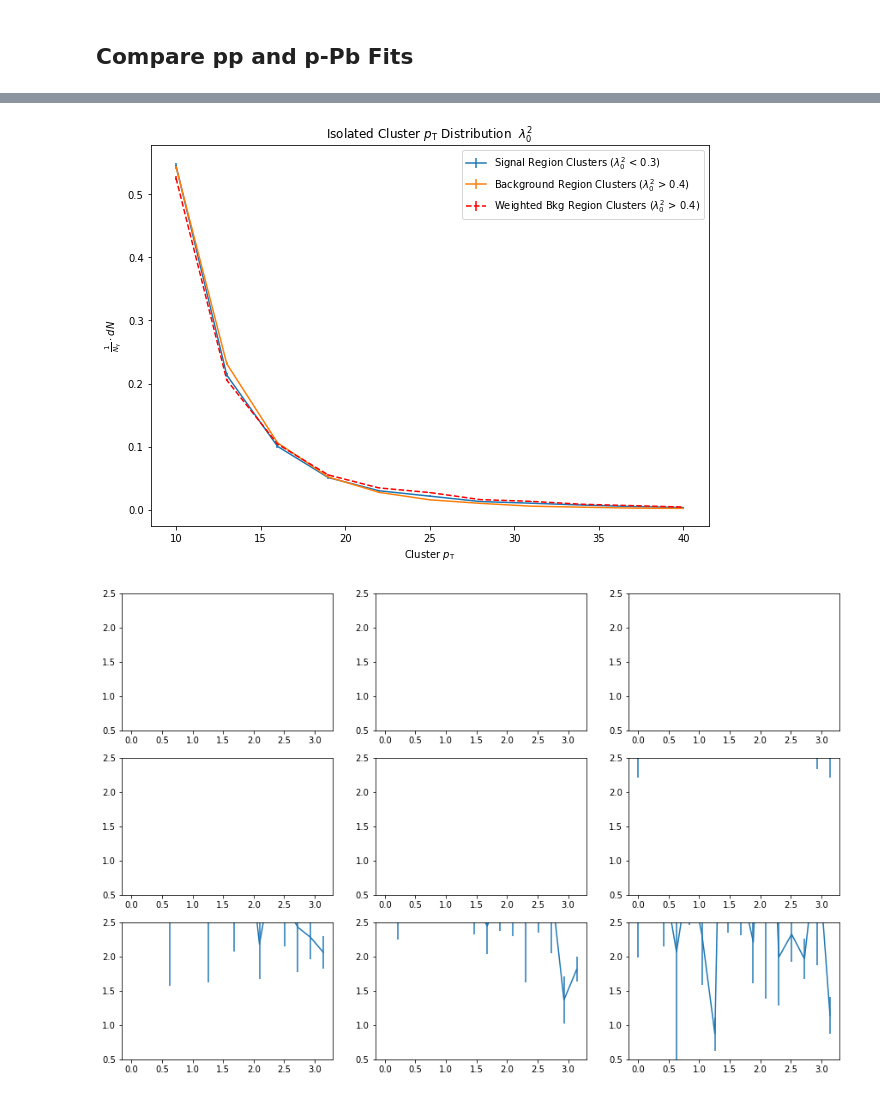
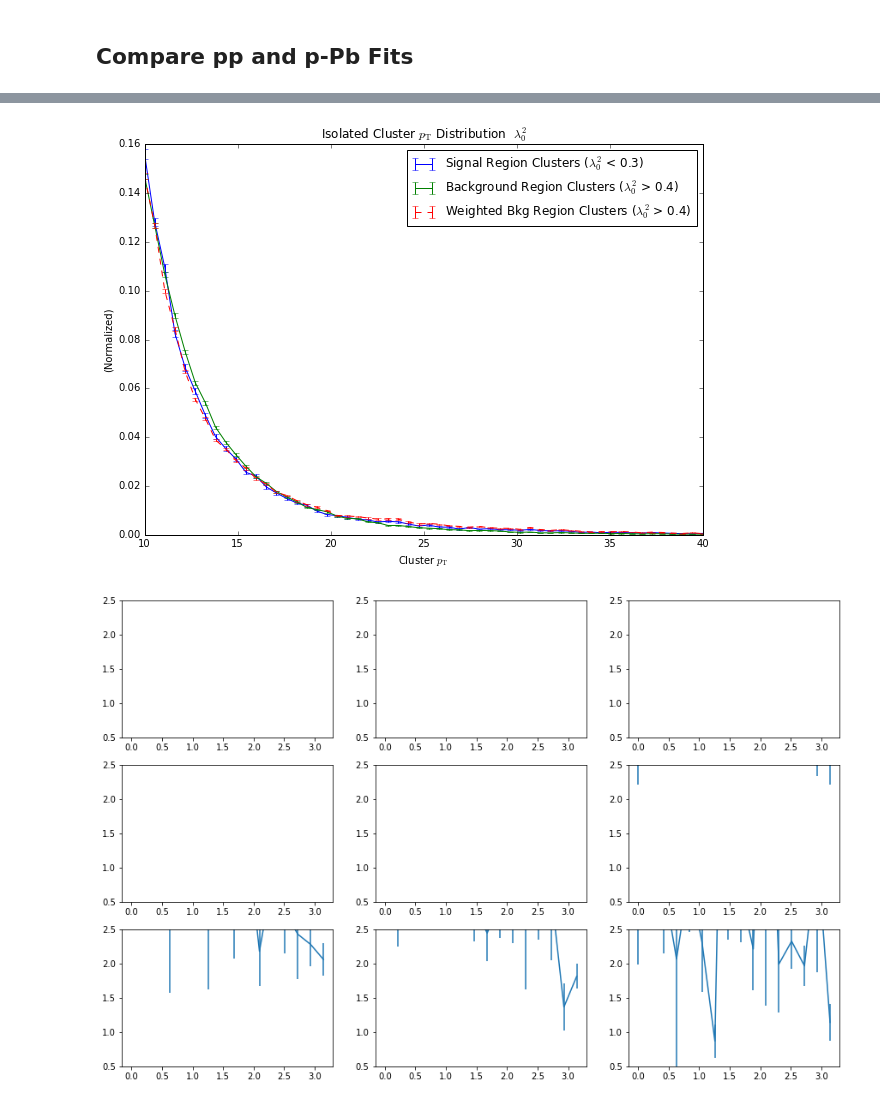
Before and after one commit to ftoralesacosta/GH_Correlations, a Jupyter notebook: Analysis_Notebooks/Projections_Pairs.ipynb, the cells around one changed output, grey strips where cells are left out. Drawn from its saved outputs; the diff is of its cells as text; code cells hidden in the pictures.

```diff
--- a/Analysis_Notebooks/Projections_Pairs.ipynb
+++ b/Analysis_Notebooks/Projections_Pairs.ipynb
@@ -531,52 +534,50 @@ Shower_Shape = "L0"
 if (Shower_Shape=="NN"):
     File = '../InputData/13f_SE_NN_Correlation.root'
 elif (Shower_Shape=="L0"):
-    File = '../InputData/zT_Rebin_8_006zT06zTOldBinNewNewPurity/13f_SE_L0_Correlation.root'
+    #File = '../InputData/zT_Rebin_8_006zT06zTOldBinNewNewPurity/13f_SE_L0_Correlation.root'
+    File = '../InputData/zT_Rebin_8_006zT06zT/pPb_SE_L0_Correlation.root'
 file = ROOT.TFile(File)
 
-N_Sig_histo = file.Get("N_DNN1_Triggers_pT12_40")
-N_Sig = N_Sig_histo.GetEntries()
-N_BKG_histo = file.Get("N_DNN2_Triggers_pT12_40")
-N_BKG = N_BKG_histo.GetEntries()
-
-
 SIG = file.Get("Signal_pT_Dist")
-SIG.Rebin(5)
+#SIG.Rebin(5)
 print(SIG.GetEntries())
 BKGD = file.Get("BKGD_pT_Dist")
-BKGD.Rebin(5)
+#BKGD.Rebin(5)
 print(BKGD.GetEntries())
 BKGD_W = file.Get("BKGD_pT_Dist_Weighted")
-BKGD_W.Rebin(5)
+#BKGD_W.Rebin(5)
 
-#SIG.Rebin(10)
-Signal = root_numpy.hist2array(SIG)
+N_Bins = SIG.GetSize() - 2 #Ignero under/overflow
+Signal = np.zeros(N_Bins)
+S_Error = np.zeros(N_Bins)
+
+Background = np.zeros(N_Bins)
+B_Error = np.zeros(N_Bins)
+
+Background_W = np.zeros(N_Bins)
+BW_Error = np.zeros(N_Bins)
+
+for i in range(1,N_Bins+1):
+    Signal[i-1] = SIG.GetBinContent(i)
+    S_Error[i-1] = SIG.GetBinError(i)
+    #print(SIG.GetBinError(i))
+
+    Background[i-1] = BKGD.GetBinContent(i)
+    B_Error[i-1] = BKGD.GetBinError(i)
+
+    Background_W[i-1] = BKGD_W.GetBinContent(i)
+    BW_Error[i-1] = BKGD_W.GetBinError(i)
+
 S_Scale = Signal.sum(axis=0)
 Signal = Signal/S_Scale
+S_Error = S_Error/S_Scale
 
-
-#BKGD.Rebin(10)
-Background = root_numpy.hist2array(BKGD)
 B_Scale = Background.sum(axis=0)
 Background = Background/B_Scale
+B_Error = B_Error/B_Scale
 
-#BKGD_W.Rebin(10)
-Background_W = root_numpy.hist2array(BKGD_W)
 B_Scale_W = Background_W.sum(axis=0)
 Background_W = Background_W/B_Scale_W
-
-N_Bins = SIG.GetSize() - 2 #Ignero under/overflow
-S_Error = np.zeros(N_Bins)
-B_Error = np.zeros(N_Bins)
-BW_Error = np.zeros(N_Bins)
-for i in range(1,N_Bins+1):
-    S_Error[i-1] = SIG.GetBinError(i)
-    print(SIG.GetBinError(i))
-    B_Error[i-1] = BKGD.GetBinError(i)
-    BW_Error[i-1] = BKGD_W.GetBinError(i)
-
-S_Error = S_Error/S_Scale
-B_Error = B_Error/B_Scale
 BW_Error = BW_Error/B_Scale_W
 
 print(Signal.size)
@@ -599,7 +600,7 @@ elif (Shower_Shape=="L0"):
     #plt.ylim(0,0.01)
 
 plt.xlabel(r'Cluster $p_{\mathrm{T}}$')
-plt.ylabel(r'$\frac{1}{N_{\gamma}}\cdot dN$')
+plt.ylabel(r'(Normalized)')
 plt.legend()
-fig.savefig('pics/Cluster_pT_Weighted.pdf', bbox_inches='tight')
+fig.savefig('pics/LO/%s/pp_Cluster_pT_Weighted.pdf'%(default_string), bbox_inches='tight')
 # %% [output]
@@ -624,4 +611,4 @@ Warning in <TH1F::Rebin>: ngroup=5 is not an exact divider of nbins=56.
-[figure, old version]
+[figure, new version]
 # %%
 #File1 = "../InputData/pp_GMB_RATIO_COMBINED_OLD.root"
 #File2 = "../InputData/05zT/pp_GMB_RATIO_COMBINED_NEW.root"
```
Also changed, not shown: parts of 9 cells of this notebook, 46 other files.
